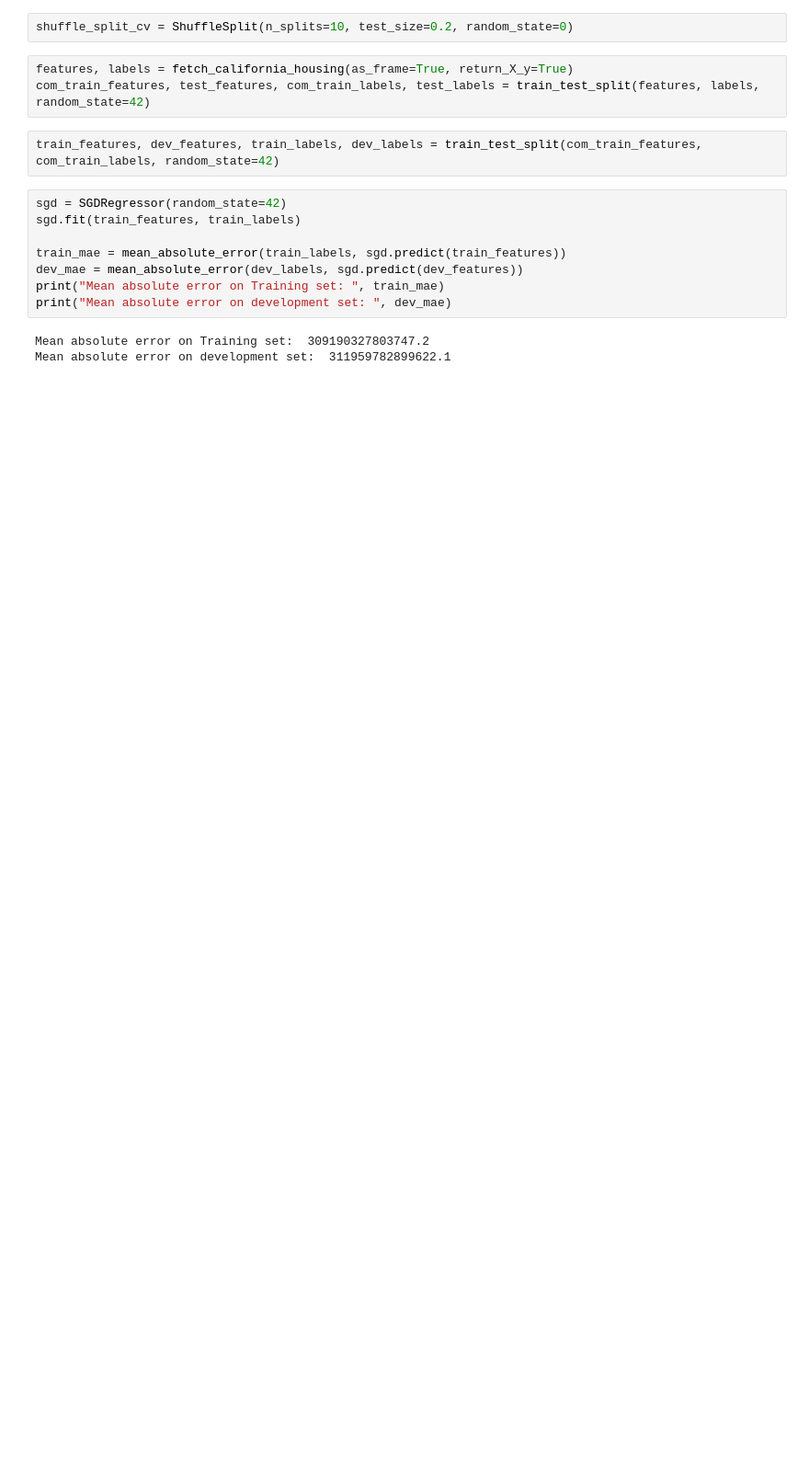
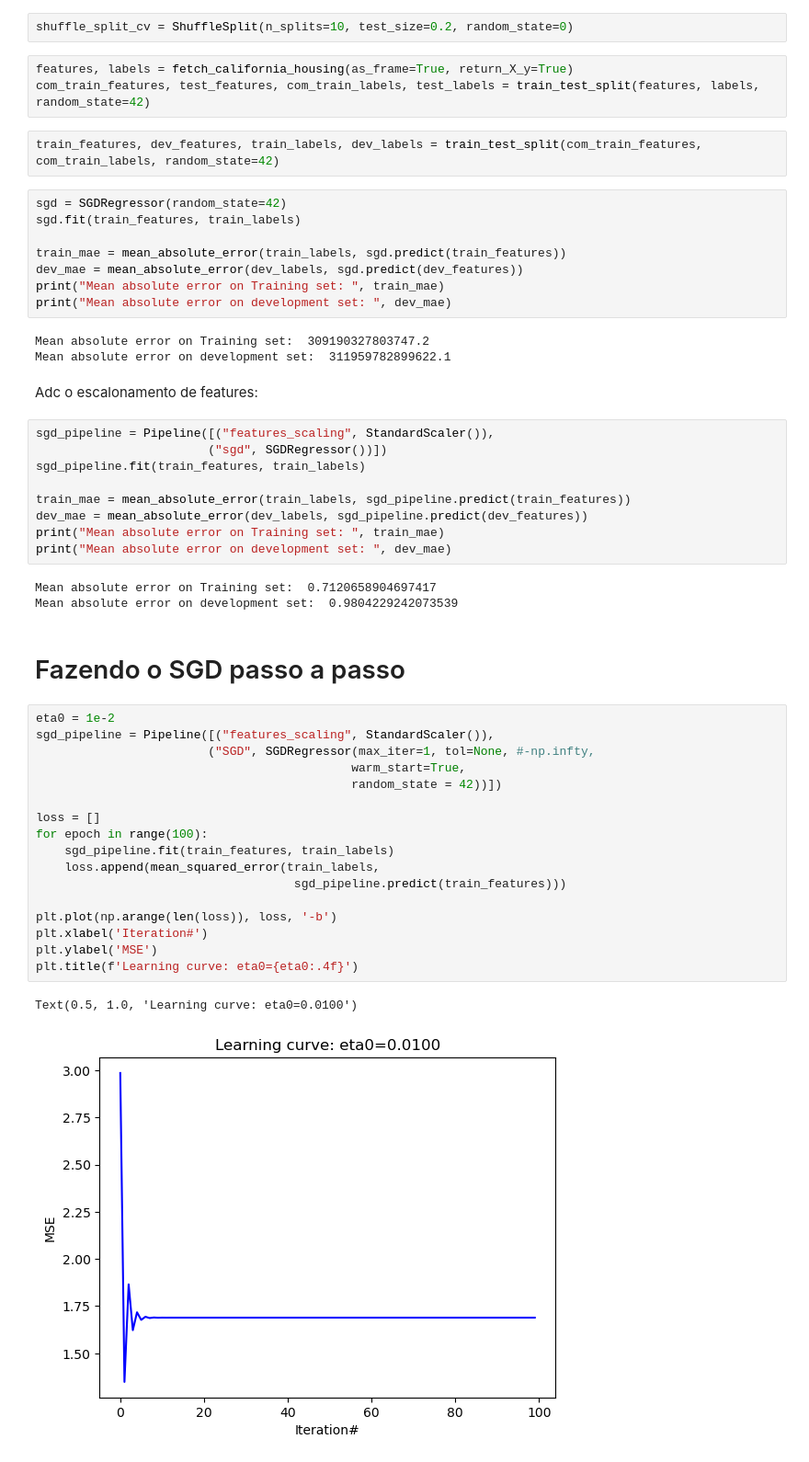
Before and after one commit to MimiChechelli/SGDRegressor, a Jupyter notebook: SGDRegressor Demonstration.ipynb, the cells around one changed output. Shown at 92% size. Cells and saved outputs as stored; diff of their text form; blank space fills up the shorter version.

```diff
--- a/SGDRegressor Demonstration.ipynb
+++ b/SGDRegressor Demonstration.ipynb
@@ -31,3 +33,39 @@ print("Mean absolute error on development set: ", dev_mae)
 # %% [output]
 Mean absolute error on Training set:  309190327803747.2
 Mean absolute error on development set:  311959782899622.1
+# %% [markdown]
+Adc o escalonamento de features:
+# %%
+sgd_pipeline = Pipeline([("features_scaling", StandardScaler()),
+                        ("sgd", SGDRegressor())])
+sgd_pipeline.fit(train_features, train_labels)
+
+train_mae = mean_absolute_error(train_labels, sgd_pipeline.predict(train_features))
+dev_mae = mean_absolute_error(dev_labels, sgd_pipeline.predict(dev_features))
+print("Mean absolute error on Training set: ", train_mae)
+print("Mean absolute error on development set: ", dev_mae)
+# %% [output]
+Mean absolute error on Training set:  0.7120658904697417
+Mean absolute error on development set:  0.9804229242073539
+# %% [markdown]
+# Fazendo o SGD passo a passo
+# %%
+eta0 = 1e-2
+sgd_pipeline = Pipeline([("features_scaling", StandardScaler()),
+                        ("SGD", SGDRegressor(max_iter=1, tol=None, #-np.infty,
+                                            warm_start=True,
+                                            random_state = 42))])
+
+loss = []
+for epoch in range(100):
+    sgd_pipeline.fit(train_features, train_labels)
+    loss.append(mean_squared_error(train_labels,
+                                    sgd_pipeline.predict(train_features)))
+
+plt.plot(np.arange(len(loss)), loss, '-b')
+plt.xlabel('Iteration#')
+plt.ylabel('MSE')
+plt.title(f'Learning curve: eta0={eta0:.4f}')
+# %% [output]
+Text(0.5, 1.0, 'Learning curve: eta0=0.0100')
+[figure, added]
```
Also changed, not shown: parts of 3 cells of this notebook.
